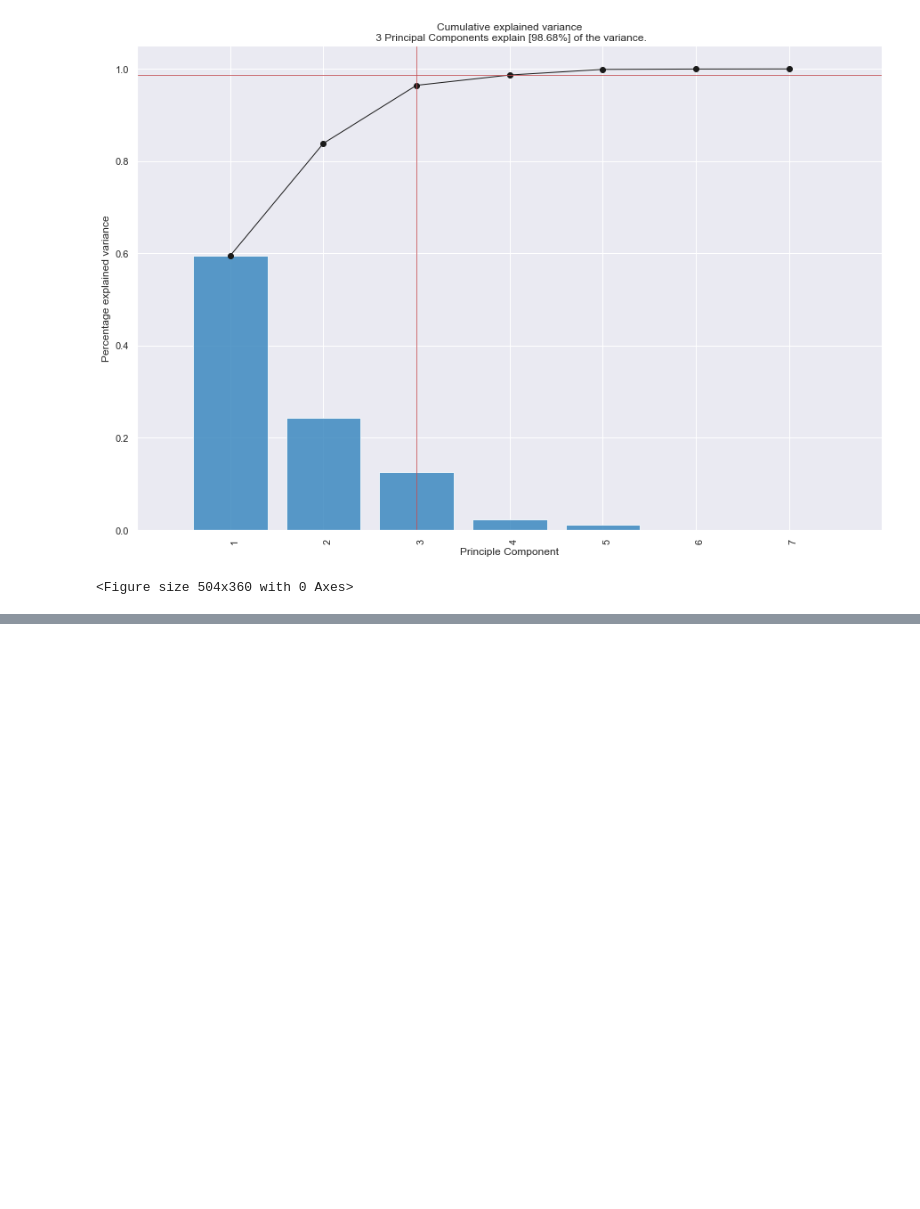
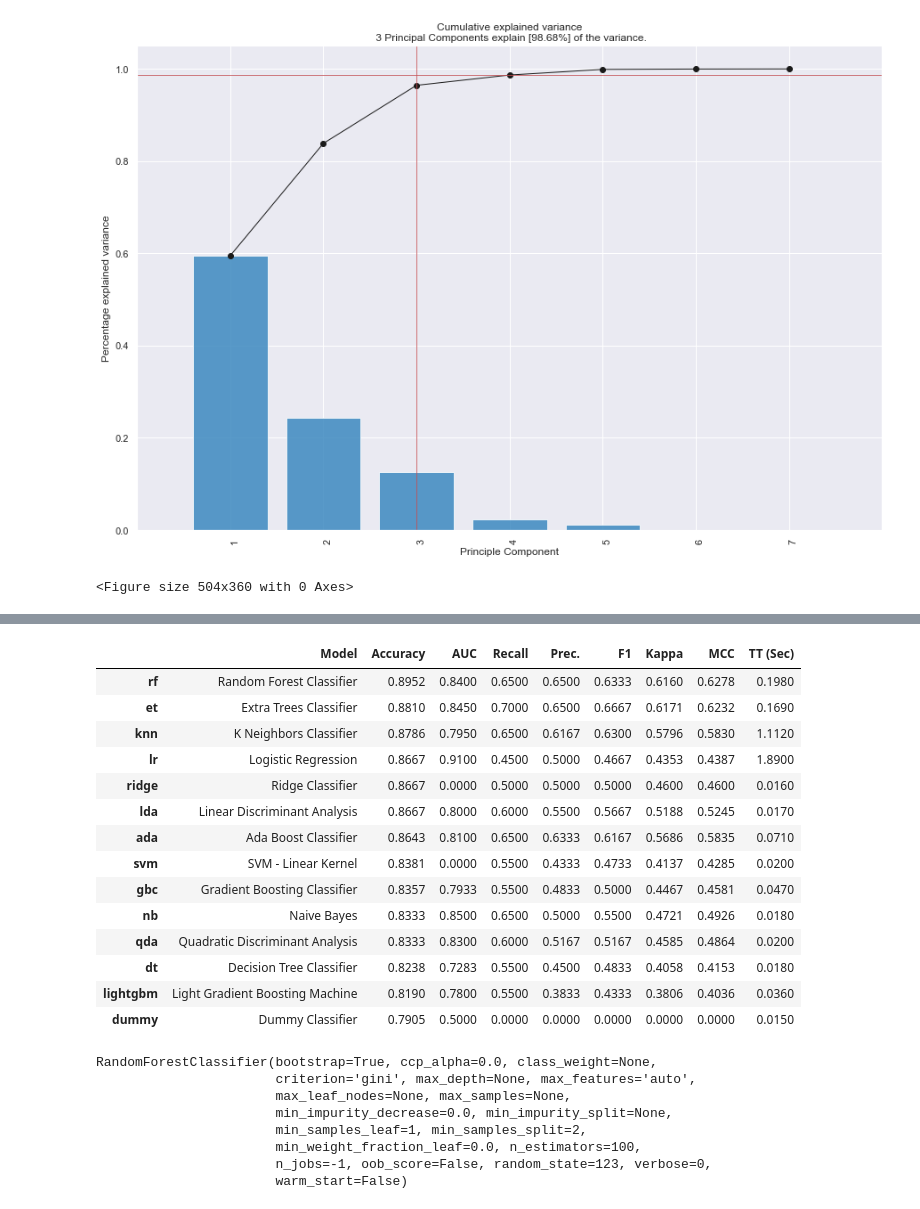
Before and after one commit to GursimarSaini/INSE6220Project, a Jupyter notebook: datasets/appendicitis/projectAppendicitis.ipynb, the cells around one changed output, grey strips where cells are left out. Cells and saved outputs as stored; diff of their text form; code cells hidden in the pictures; blank space fills up the shorter version.

```diff
--- a/datasets/appendicitis/projectAppendicitis.ipynb
+++ b/datasets/appendicitis/projectAppendicitis.ipynb
@@ -205,0 +247,27 @@ model.plot();
+# %%
+best_model = compare_models()
+best_model
+# %% [output]
+|  | Model | Accuracy | AUC | Recall | Prec. | F1 | Kappa | MCC | TT (Sec) |
+| rf | Random Forest Classifier | 0.8952 | 0.8400 | 0.6500 | 0.6500 | 0.6333 | 0.6160 | 0.6278 | 0.1980 |
+| et | Extra Trees Classifier | 0.8810 | 0.8450 | 0.7000 | 0.6500 | 0.6667 | 0.6171 | 0.6232 | 0.1690 |
+| knn | K Neighbors Classifier | 0.8786 | 0.7950 | 0.6500 | 0.6167 | 0.6300 | 0.5796 | 0.5830 | 1.1120 |
+| lr | Logistic Regression | 0.8667 | 0.9100 | 0.4500 | 0.5000 | 0.4667 | 0.4353 | 0.4387 | 1.8900 |
+| ridge | Ridge Classifier | 0.8667 | 0.0000 | 0.5000 | 0.5000 | 0.5000 | 0.4600 | 0.4600 | 0.0160 |
+| lda | Linear Discriminant Analysis | 0.8667 | 0.8000 | 0.6000 | 0.5500 | 0.5667 | 0.5188 | 0.5245 | 0.0170 |
+| ada | Ada Boost Classifier | 0.8643 | 0.8100 | 0.6500 | 0.6333 | 0.6167 | 0.5686 | 0.5835 | 0.0710 |
+| svm | SVM - Linear Kernel | 0.8381 | 0.0000 | 0.5500 | 0.4333 | 0.4733 | 0.4137 | 0.4285 | 0.0200 |
+| gbc | Gradient Boosting Classifier | 0.8357 | 0.7933 | 0.5500 | 0.4833 | 0.5000 | 0.4467 | 0.4581 | 0.0470 |
+| nb | Naive Bayes | 0.8333 | 0.8500 | 0.6500 | 0.5000 | 0.5500 | 0.4721 | 0.4926 | 0.0180 |
+| qda | Quadratic Discriminant Analysis | 0.8333 | 0.8300 | 0.6000 | 0.5167 | 0.5167 | 0.4585 | 0.4864 | 0.0200 |
+| dt | Decision Tree Classifier | 0.8238 | 0.7283 | 0.5500 | 0.4500 | 0.4833 | 0.4058 | 0.4153 | 0.0180 |
+| lightgbm | Light Gradient Boosting Machine | 0.8190 | 0.7800 | 0.5500 | 0.3833 | 0.4333 | 0.3806 | 0.4036 | 0.0360 |
+| dummy | Dummy Classifier | 0.7905 | 0.5000 | 0.0000 | 0.0000 | 0.0000 | 0.0000 | 0.0000 | 0.0150 |
+RandomForestClassifier(bootstrap=True, ccp_alpha=0.0, class_weight=None,
+                       criterion='gini', max_depth=None, max_features='auto',
+                       max_leaf_nodes=None, max_samples=None,
+                       min_impurity_decrease=0.0, min_impurity_split=None,
+                       min_samples_leaf=1, min_samples_split=2,
+                       min_weight_fraction_leaf=0.0, n_estimators=100,
+                       n_jobs=-1, oob_score=False, random_state=123, verbose=0,
+                       warm_start=False)
```
Also changed, not shown: parts of 10 cells of this notebook, 7 other files.
